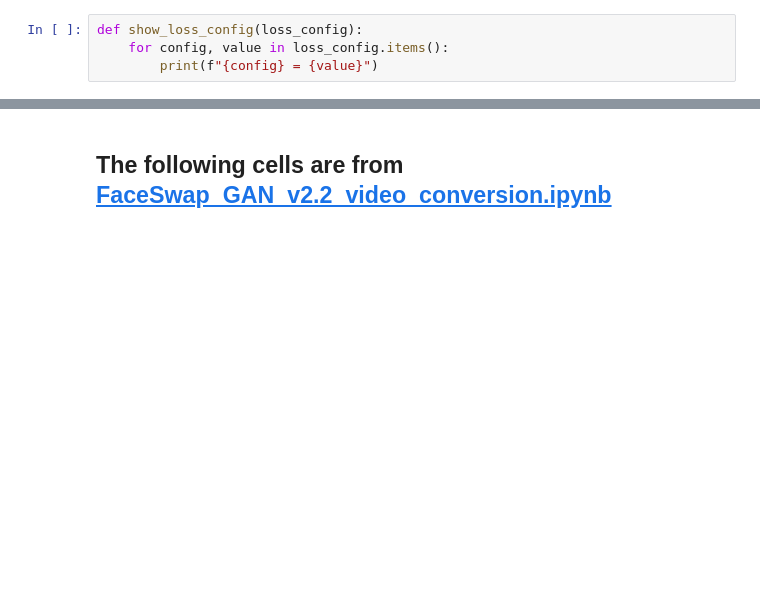
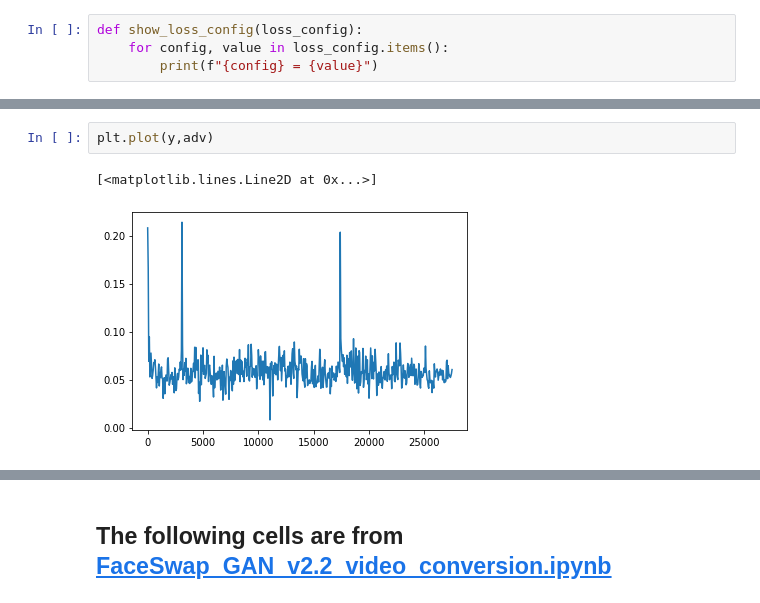
Before and after one commit to shaoanlu/faceswap-GAN, a Jupyter notebook: colab_demo/faceswap-GAN_colab_demo.ipynb, the cells around one changed output, grey strips where cells are left out. Saved outputs shown, nothing was run; the diff lists cells and outputs as text; blank space fills up the shorter version.

```diff
--- a/colab_demo/faceswap-GAN_colab_demo.ipynb
+++ b/colab_demo/faceswap-GAN_colab_demo.ipynb
@@ -448,0 +789,5 @@ while gen_iterations <= TOTAL_ITERS:
+# %%
+plt.plot(y,adv)
+# %% [output]
+[<matplotlib.lines.Line2D at 0x...>]
+[figure, added]
```
Also changed, not shown: parts of 70 cells of this notebook.
